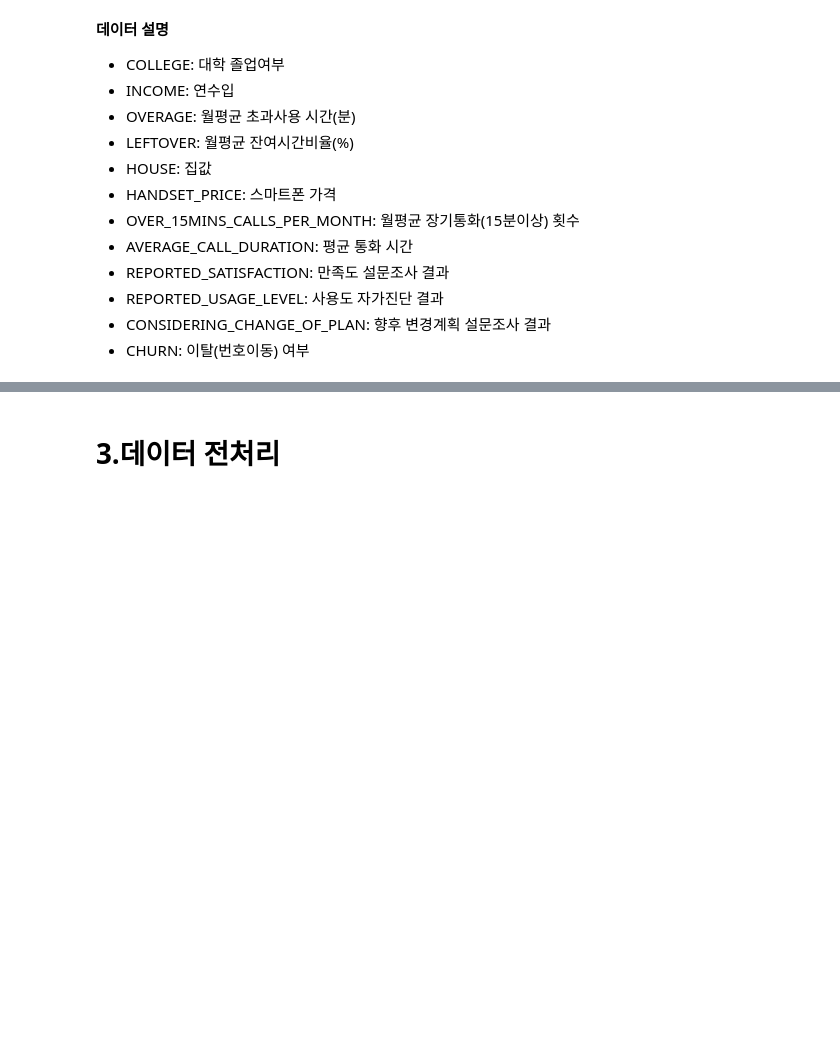
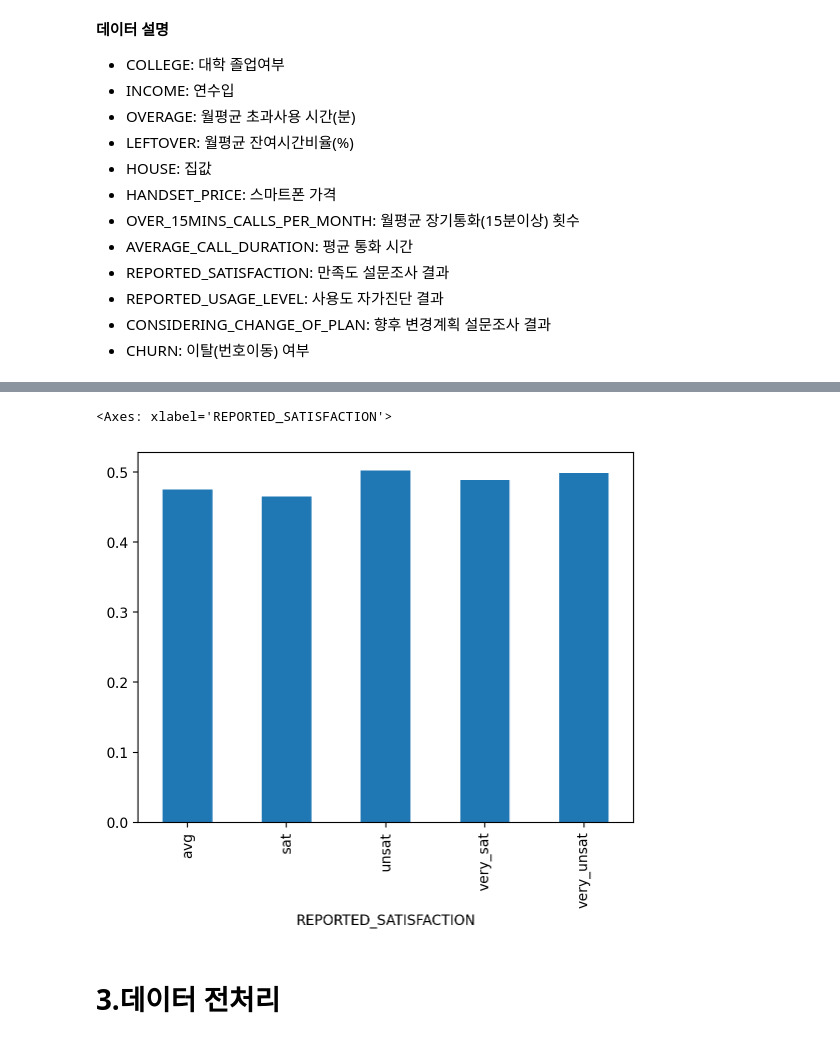
Before and after one commit to jexists/sk_network, a Jupyter notebook: 08.machine_learning/50_종합실습/종합실습_01_Mobile.ipynb, the cells around one changed output, grey strips where cells are left out. Saved outputs shown, nothing was run; the diff lists cells and outputs as text; code cells hidden in the pictures; blank space fills up the shorter version.

```diff
--- a/08.machine_learning/50_종합실습/종합실습_01_Mobile.ipynb
+++ b/08.machine_learning/50_종합실습/종합실습_01_Mobile.ipynb
@@ -58,3 +72,9 @@ df.describe()
+# %%
+# 예시: 만족도별 이탈률
+df.groupby('REPORTED_SATISFACTION')['CHURN'].mean().plot(kind='bar')
+# %% [output]
+<Axes: xlabel='REPORTED_SATISFACTION'>
+[figure, added]
 # %% [markdown]
 # 3.데이터 전처리
 # %% [markdown]
```
Also changed, not shown: parts of 1 cell of this notebook.
